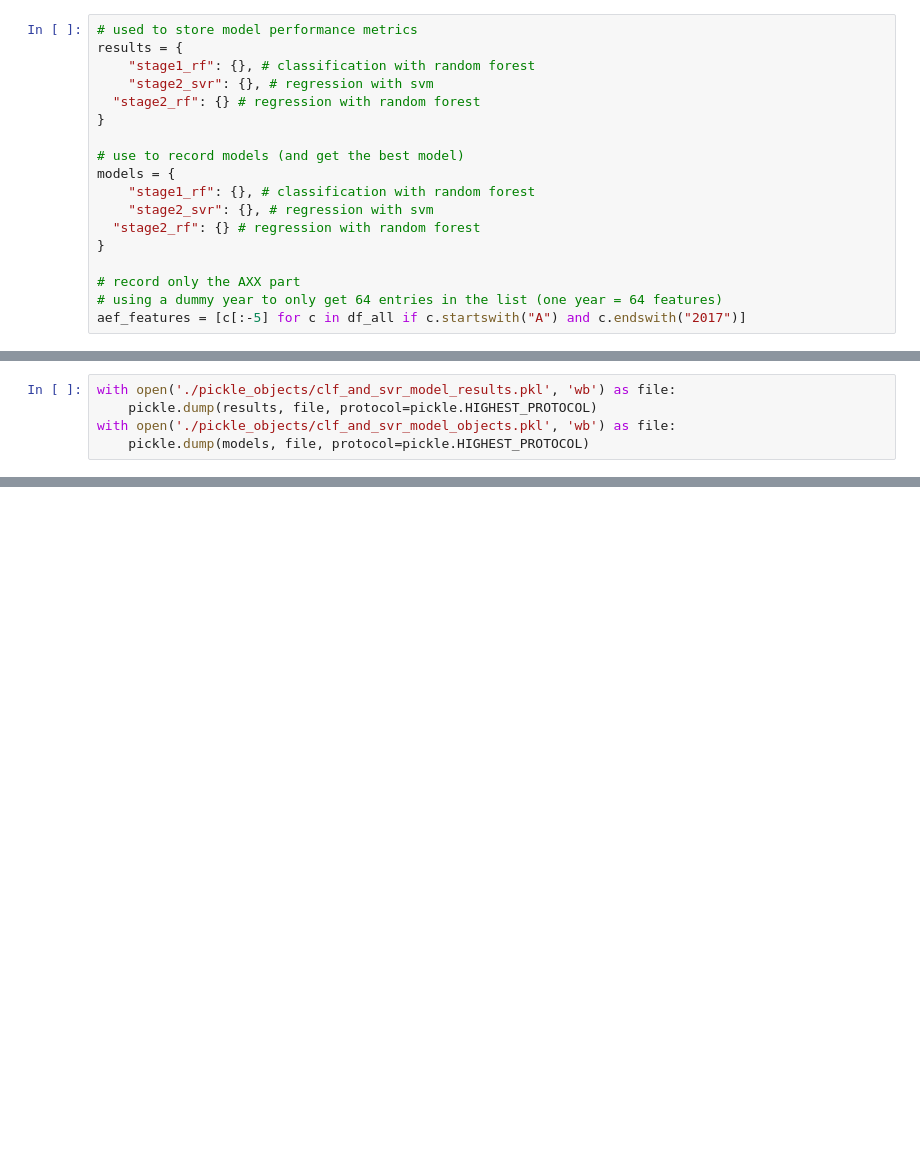
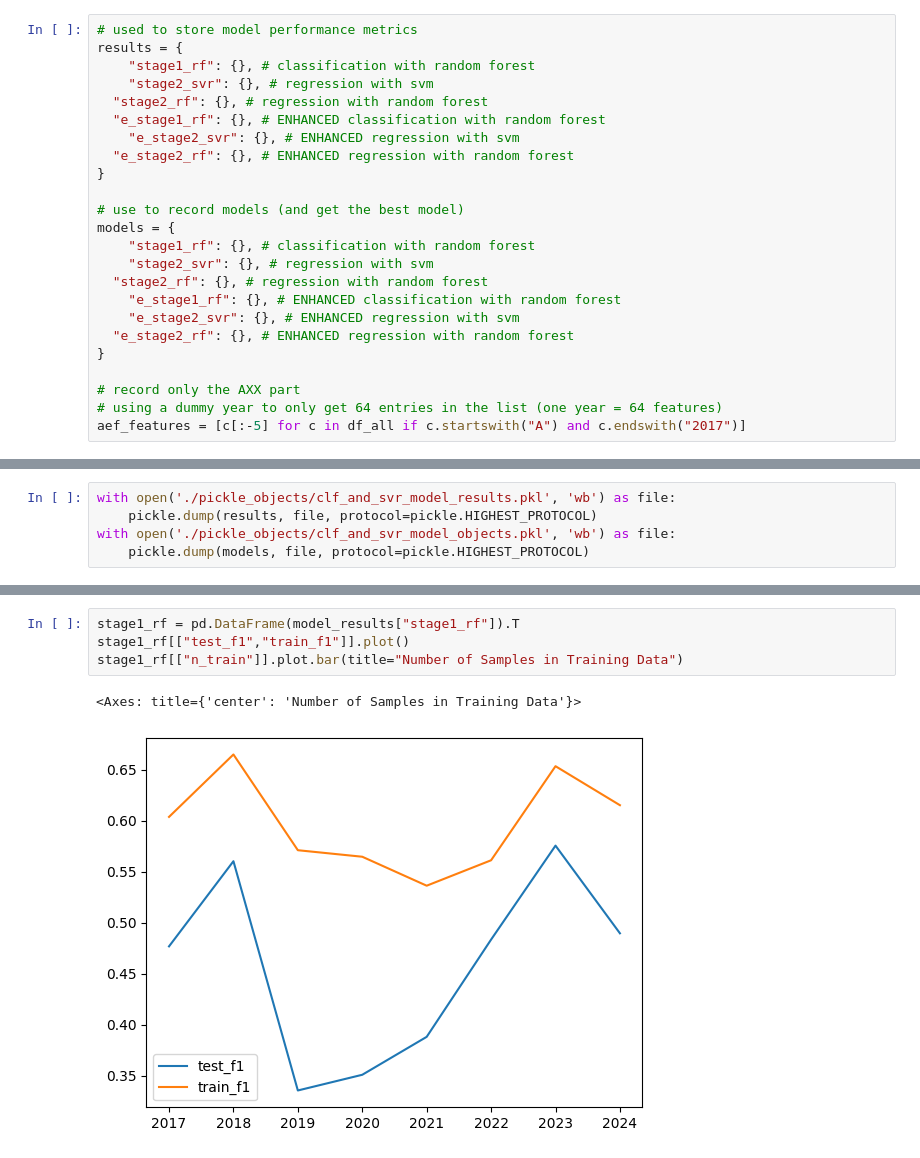
Before and after one commit to Amoreno73/wnv_embeddings, a Jupyter notebook: notebooks/national_embeddings/wnv_analysis.ipynb, the cells around one changed output, grey strips where cells are left out. Drawn from its saved outputs; the diff is of its cells as text; blank space fills up the shorter version.

```diff
--- a/notebooks/national_embeddings/wnv_analysis.ipynb
+++ b/notebooks/national_embeddings/wnv_analysis.ipynb
@@ -845,14 +850,20 @@ def prepare_stages_data(year, df=df_all):
 results = {
 	"stage1_rf": {}, # classification with random forest
 	"stage2_svr": {}, # regression with svm
-  "stage2_rf": {} # regression with random forest
+  "stage2_rf": {}, # regression with random forest
+  "e_stage1_rf": {}, # ENHANCED classification with random forest
+	"e_stage2_svr": {}, # ENHANCED regression with svm
+  "e_stage2_rf": {}, # ENHANCED regression with random forest
 }
 
 # use to record models (and get the best model)
 models = {
 	"stage1_rf": {}, # classification with random forest
 	"stage2_svr": {}, # regression with svm
-  "stage2_rf": {} # regression with random forest
+  "stage2_rf": {}, # regression with random forest
+	"e_stage1_rf": {}, # ENHANCED classification with random forest
+	"e_stage2_svr": {}, # ENHANCED regression with svm
+  "e_stage2_rf": {}, # ENHANCED regression with random forest
 }
 
 # record only the AXX part
@@ -1361,0 +1389,7 @@ with open('./pickle_objects/clf_and_svr_model_objects.pkl', 'wb') as file:
+# %%
+stage1_rf = pd.DataFrame(model_results["stage1_rf"]).T
+stage1_rf[["test_f1","train_f1"]].plot()
+stage1_rf[["n_train"]].plot.bar(title="Number of Samples in Training Data")
+# %% [output]
+<Axes: title={'center': 'Number of Samples in Training Data'}>
+[figure, added]
```
Also changed, not shown: parts of 35 cells of this notebook, 5 other files.
